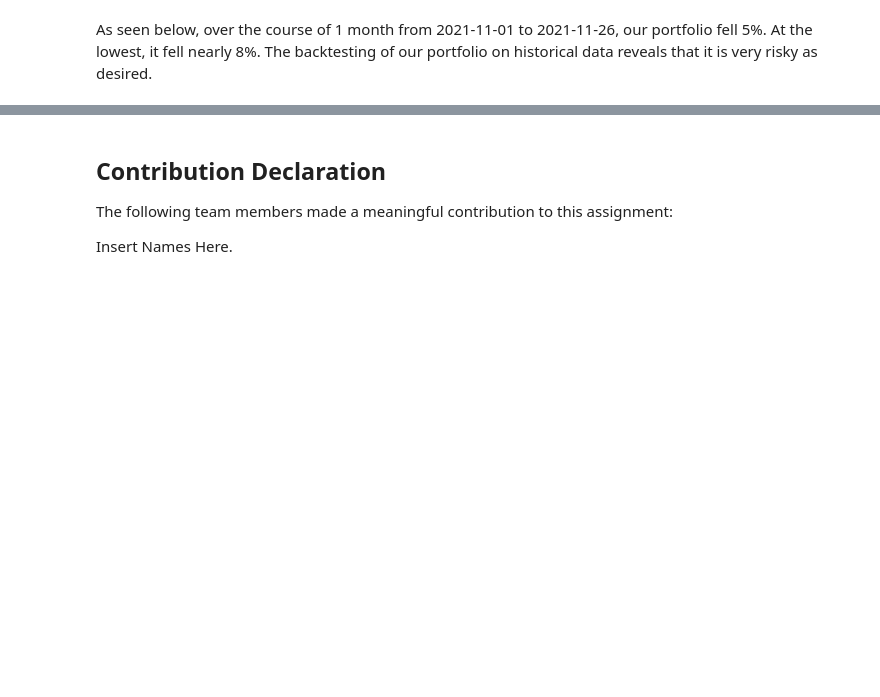
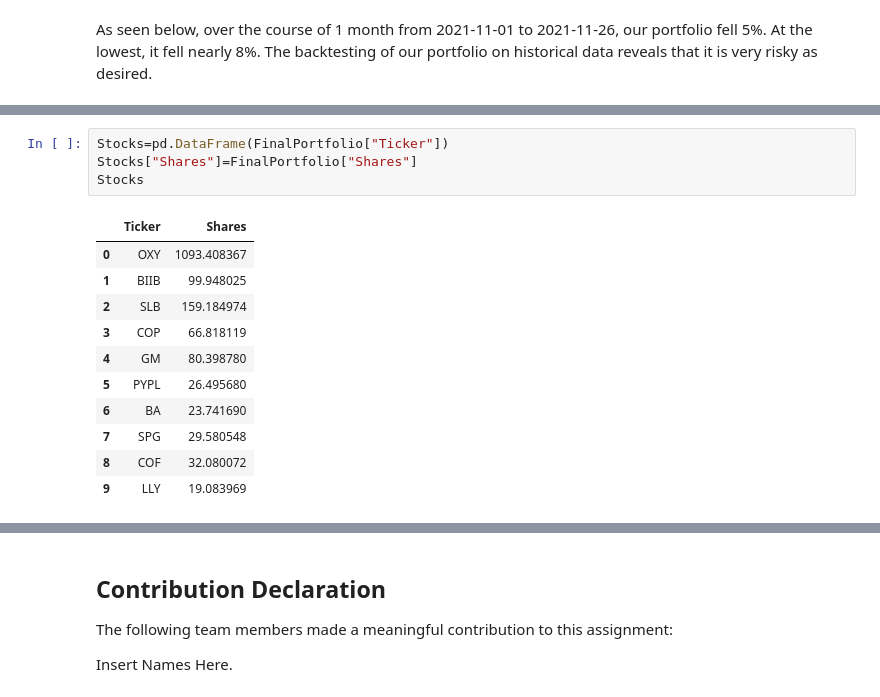
Before and after one commit to billbai0102/CFM101-Group-Assignment, a Jupyter notebook: bills-version.ipynb, the cells around one changed output, grey strips where cells are left out. Drawn from its saved outputs; the diff is of its cells as text; blank space fills up the shorter version.

```diff
--- a/bills-version.ipynb
+++ b/bills-version.ipynb
@@ -628,0 +625,16 @@ pd.read_csv('Stocks_Group_12.csv')
+# %%
+Stocks=pd.DataFrame(FinalPortfolio["Ticker"])
+Stocks["Shares"]=FinalPortfolio["Shares"]
+Stocks
+# %% [output]
+|  | Ticker | Shares |
+| 0 | OXY | 1093.408367 |
+| 1 | BIIB | 99.948025 |
+| 2 | SLB | 159.184974 |
+| 3 | COP | 66.818119 |
+| 4 | GM | 80.398780 |
+| 5 | PYPL | 26.495680 |
+| 6 | BA | 23.741690 |
+| 7 | SPG | 29.580548 |
+| 8 | COF | 32.080072 |
+| 9 | LLY | 19.083969 |
```
Also changed, not shown: parts of 9 cells of this notebook, 1 other file.
